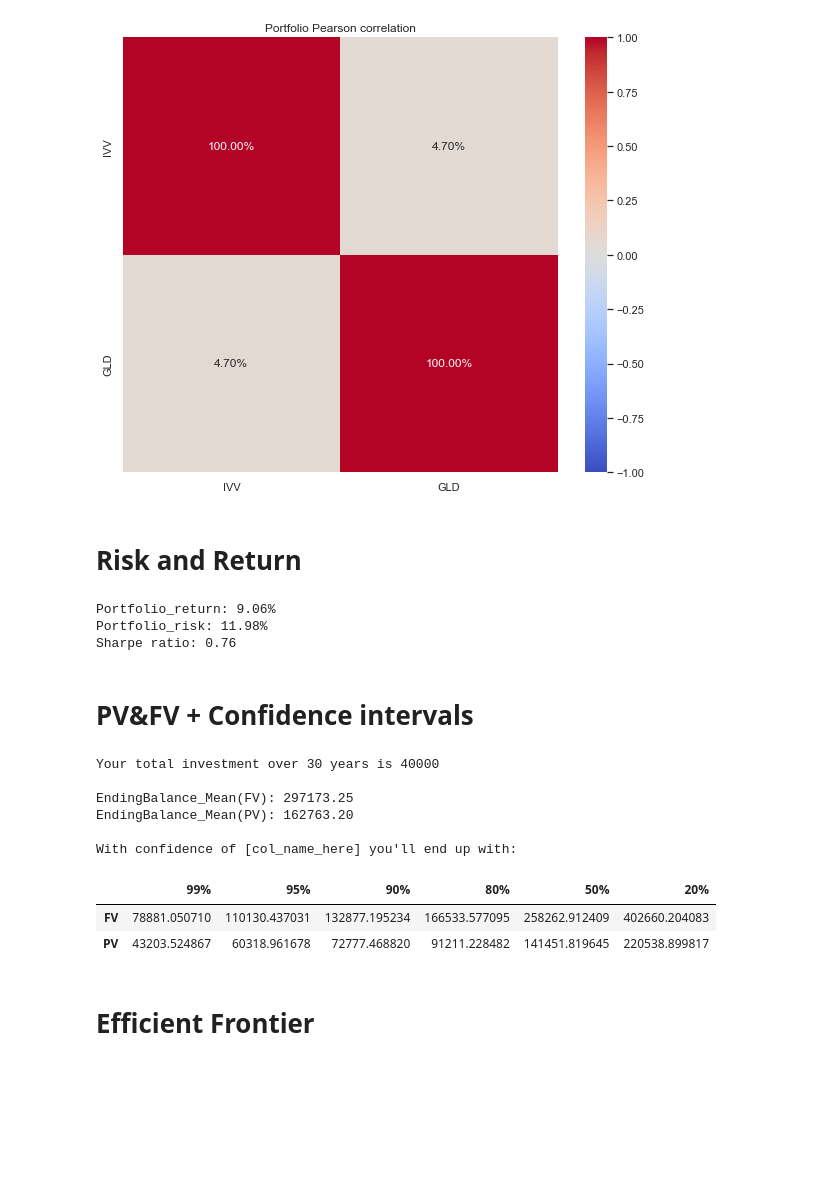
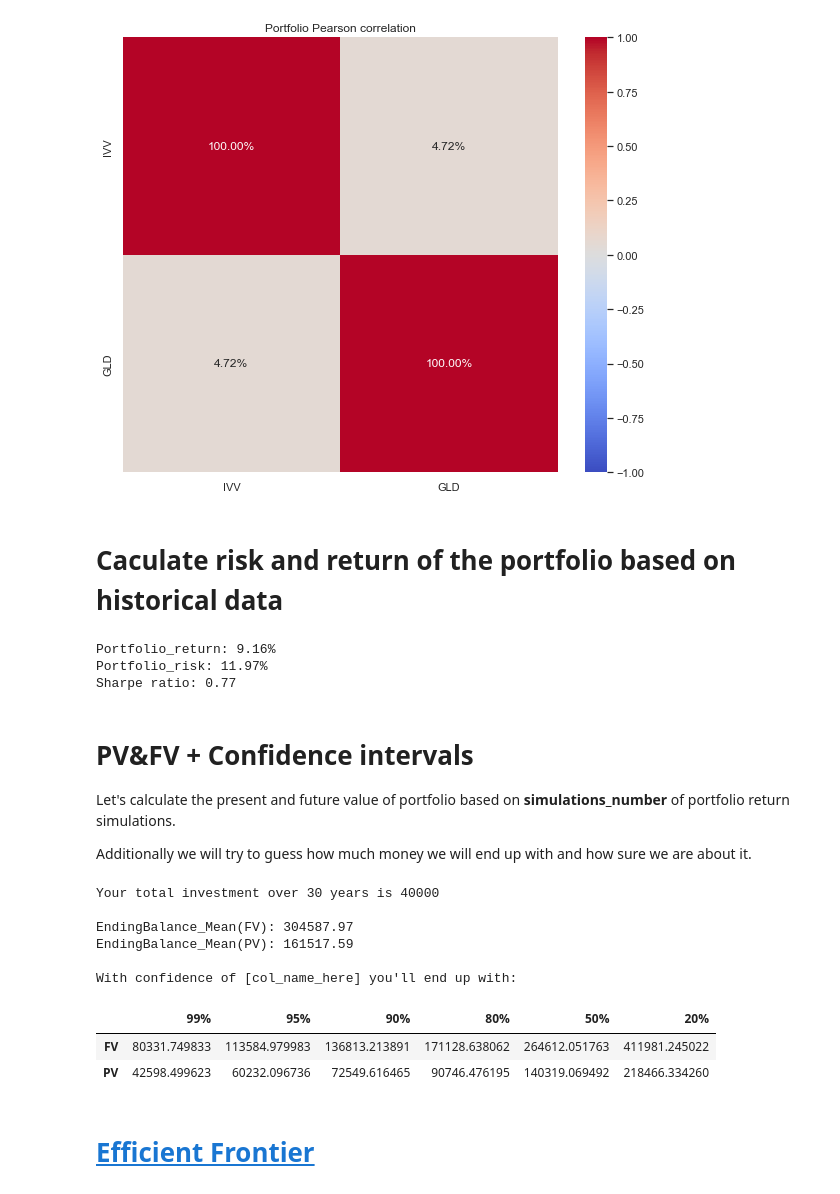
Before and after one commit to IvanProdaiko94/portfolio_analytics, a Jupyter notebook: Porfolio.ipynb, the cells around one changed output. Saved outputs shown, nothing was run; the diff lists cells and outputs as text; code cells hidden in the pictures; blank space fills up the shorter version.

```diff
--- a/Porfolio.ipynb
+++ b/Porfolio.ipynb
@@ -104,18 +150,23 @@ def get_best_portfolio_optimized(tickers, cov_matrix, annual_returns, fn, method
 # %%
 # Portfolio inputs:
 tickers = ['IVV', 'GLD']
-asset_type = ['stock', 'commodity']
-live_prices = [si.get_live_price(ticker) for ticker in tickers]
+asset_class = ['stock', 'commodity']
 positions = [110, 200]
-
-# Get historical data for:
 historical_data_years = 10
 
 # Project portfolio for 30 years from now
 investment_years = 30
 annual_payment = 1000
 initial_investment = 10000
-t_bills_30 = 0.02027
 
 simulations_number = 100000
 np.random.seed(123)
+
+# Some dynamic input
+treasury_bills_yield = get_us_treasuries_yield()
+risk_free_rate = float(treasury_bills_yield.iloc[-1]["last"]) / 100
+live_prices = [si.get_live_price(ticker) for ticker in tickers]
+
+print("US Treasuries Yield:\n")
+print(treasury_bills_yield)
+print("\n30 years US treasuries yield used as risk free rate: ", risk_free_rate)
@@ -124,5 +194,5 @@ np.random.seed(123)
 # %%
-pf = pd.DataFrame.from_dict({'tickers': tickers, 'asset_type': asset_type, 'live_prices': live_prices, 'positions': positions})
+pf = pd.DataFrame.from_dict({'tickers': tickers, 'asset_class': asset_class, 'live_prices': live_prices, 'positions': positions})
 pf['value'] = pf['live_prices'] * pf['positions']
 pf['weight'] = pf['value'] / pf['value'].sum()
 pf.style.format({'live_prices': '{:,.2f}'.format, 'value': '{:,.2f}'.format, 'weight': '{:,.2%}'.format})
@@ -192,7 +264,7 @@ sns.heatmap(
 Text(0.5, 1.0, 'Portfolio Pearson correlation')
 [figure]
 # %% [markdown]
-# Risk and Return
+# Caculate risk and return of the portfolio based on historical data
 # %%
 p_return = calculate_return(df['annual_return'].to_numpy(), pf['weight'].to_numpy())
 p_risk = calculate_volatility((price_hist.cov() * 252).to_numpy(), pf['weight'].to_numpy())
@@ -202,53 +274,57 @@ print(
     "\nSharpe ratio:", "{0:.2f}".format(calculate_sharpe_ratio(p_return, p_risk)),
 )
 # %% [output]
-Portfolio_return: 9.06%
-Portfolio_risk: 11.98%
-Sharpe ratio: 0.76
+Portfolio_return: 9.16%
+Portfolio_risk: 11.97%
+Sharpe ratio: 0.77
 # %% [markdown]
 # PV&FV + Confidence intervals
+
+Let's calculate the present and future value of portfolio based on **simulations_number** of portfolio return simulations.
+
+Additionally we will try to guess how much money we will end up with and how sure we are about it.
 # %%
 ending_balances = simulate_ending_balances(
     simulations_number,
     investment_years,
     annual_payment,
     initial_investment,
     p_return,
     p_risk,
 )
 get_percentile_fv_and_pv = lambda balances, rate, years, percentile: [
         np.percentile(balances, percentile),
         npf.pv(rate, years, 0, fv=-np.percentile(balances, percentile))
 ]
 
 print(
     "Your total investment over %d years is %d" %
     (investment_years, initial_investment + annual_payment * investment_years)
 )
 print(
     "\nEndingBalance_Mean(FV):", "{0:.2f}".format(ending_balances.mean()),
-    "\nEndingBalance_Mean(PV):", "{0:.2f}".format(npf.pv(t_bills_30, investment_years, 0, fv=-ending_balances.mean())),
+    "\nEndingBalance_Mean(PV):", "{0:.2f}".format(npf.pv(risk_free_rate, investment_years, 0, fv=-ending_balances.mean())),
 )
 print("\nWith confidence of [col_name_here] you'll end up with: ")
 pd.DataFrame.from_dict({
-    "99%": get_percentile_fv_and_pv(ending_balances, t_bills_30, investment_years, 1),
-    "95%": get_percentile_fv_and_pv(ending_balances, t_bills_30, investment_years, 5),
-    "90%": get_percentile_fv_and_pv(ending_balances, t_bills_30, investment_years, 10),
-    "80%": get_percentile_fv_and_pv(ending_balances, t_bills_30, investment_years, 20),
-    "50%": get_percentile_fv_and_pv(ending_balances, t_bills_30, investment_years, 50),
-    "20%": get_percentile_fv_and_pv(ending_balances, t_bills_30, investment_years, 80),
+    "99%": get_percentile_fv_and_pv(ending_balances, risk_free_rate, investment_years, 1),
+    "95%": get_percentile_fv_and_pv(ending_balances, risk_free_rate, investment_years, 5),
+    "90%": get_percentile_fv_and_pv(ending_balances, risk_free_rate, investment_years, 10),
+    "80%": get_percentile_fv_and_pv(ending_balances, risk_free_rate, investment_years, 20),
+    "50%": get_percentile_fv_and_pv(ending_balances, risk_free_rate, investment_years, 50),
+    "20%": get_percentile_fv_and_pv(ending_balances, risk_free_rate, investment_years, 80),
 }).set_index([pd.Index(['FV', 'PV'])])
 # %% [output]
 Your total investment over 30 years is 40000
 
-EndingBalance_Mean(FV): 297173.25
-EndingBalance_Mean(PV): 162763.20
+EndingBalance_Mean(FV): 304587.97
+EndingBalance_Mean(PV): 161517.59
 
 With confidence of [col_name_here] you'll end up with:
 |  | 99% | 95% | 90% | 80% | 50% | 20% |
-| FV | 78881.050710 | 110130.437031 | 132877.195234 | 166533.577095 | 258262.912409 | 402660.204083 |
-| PV | 43203.524867 | 60318.961678 | 72777.468820 | 91211.228482 | 141451.819645 | 220538.899817 |
+| FV | 80331.749833 | 113584.979983 | 136813.213891 | 171128.638062 | 264612.051763 | 411981.245022 |
+| PV | 42598.499623 | 60232.096736 | 72549.616465 | 90746.476195 | 140319.069492 | 218466.334260 |
 # %% [markdown]
-# Efficient Frontier
+# [Efficient Frontier](https://www.investopedia.com/terms/e/efficientfrontier.asp)
 # %% [markdown]
 ## Searching for best portfolio
```
Also changed, not shown: parts of 16 cells of this notebook.
